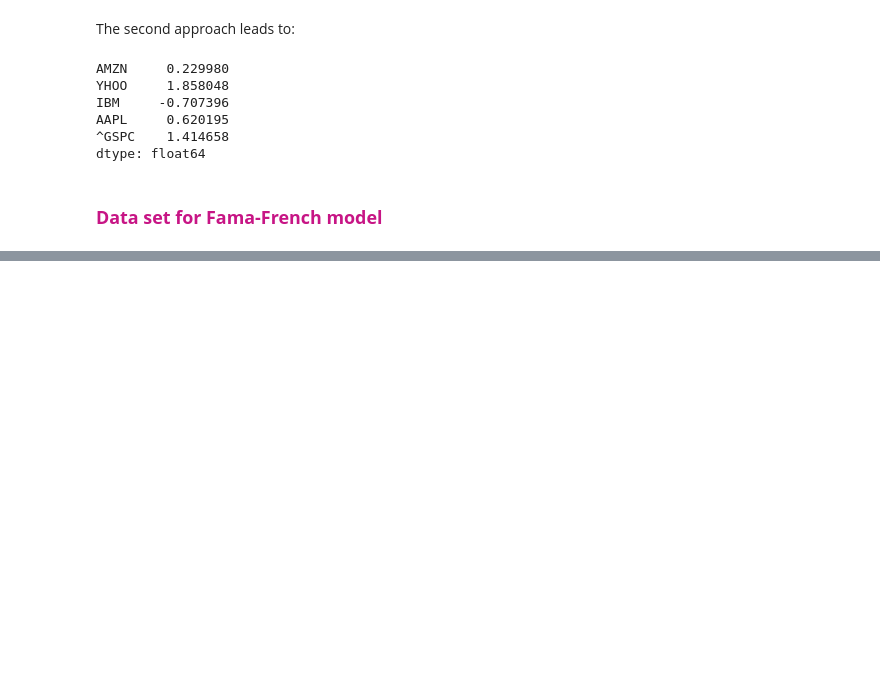
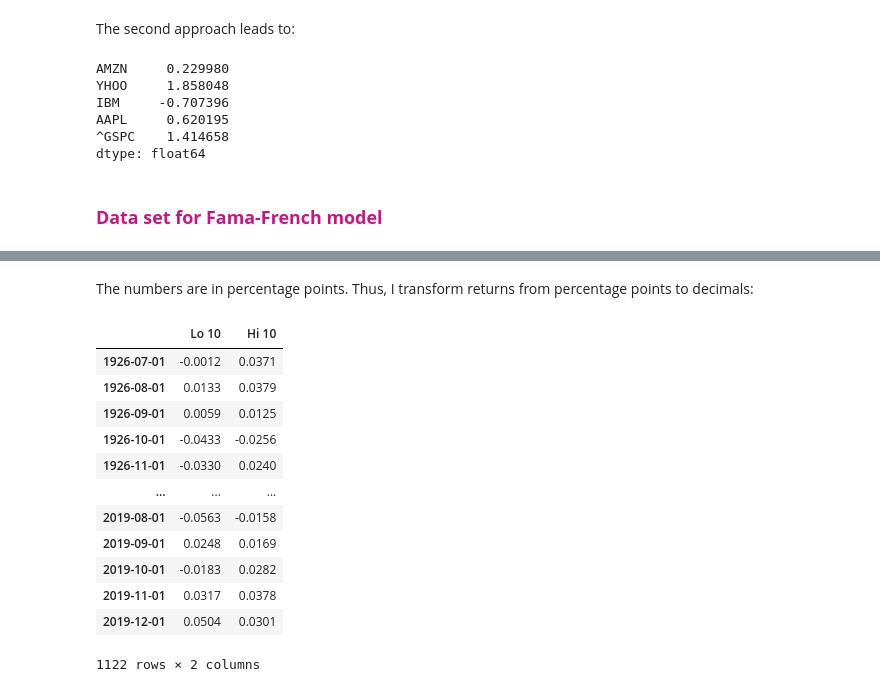
Before and after one commit to raketic-ognjen/QuantInvestmentLesson2, a Jupyter notebook: 02_Fundamentals_of_Risk_and_Returns.ipynb, the cells around one changed output, grey strips where cells are left out. Saved outputs shown, nothing was run; the diff lists cells and outputs as text; code cells hidden in the pictures; blank space fills up the shorter version.

```diff
--- a/02_Fundamentals_of_Risk_and_Returns.ipynb
+++ b/02_Fundamentals_of_Risk_and_Returns.ipynb
@@ -610,0 +689,19 @@ dtype: float64
+# %% [markdown]
+The numbers are in percentage points. Thus, I transform returns from percentage points to decimals:
+# %%
+returns = returns*0.01
+returns
+# %% [output]
+|  | Lo 10 | Hi 10 |
+| 1926-07-01 | -0.0012 | 0.0371 |
+| 1926-08-01 | 0.0133 | 0.0379 |
+| 1926-09-01 | 0.0059 | 0.0125 |
+| 1926-10-01 | -0.0433 | -0.0256 |
+| 1926-11-01 | -0.0330 | 0.0240 |
+| ... | ... | ... |
+| 2019-08-01 | -0.0563 | -0.0158 |
+| 2019-09-01 | 0.0248 | 0.0169 |
+| 2019-10-01 | -0.0183 | 0.0282 |
+| 2019-11-01 | 0.0317 | 0.0378 |
+| 2019-12-01 | 0.0504 | 0.0301 |
+1122 rows × 2 columns
```
Also changed, not shown: parts of 64 cells of this notebook.
